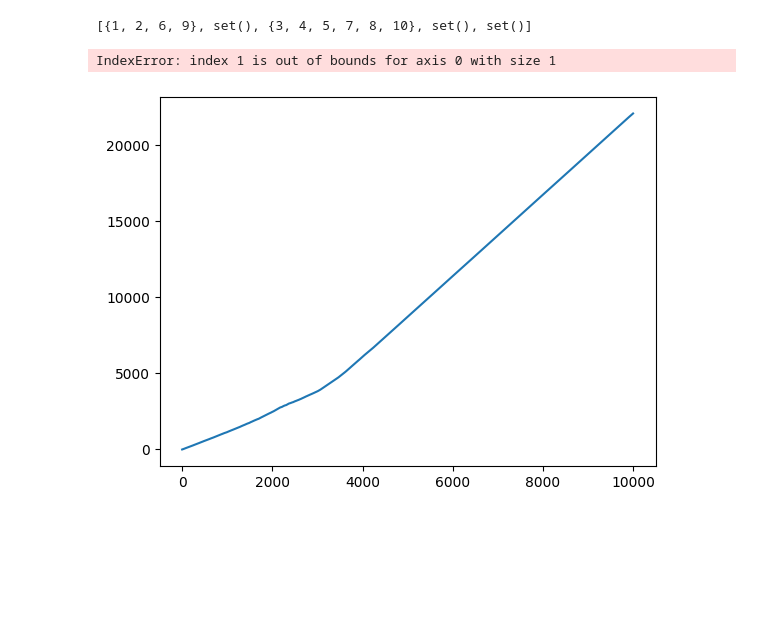
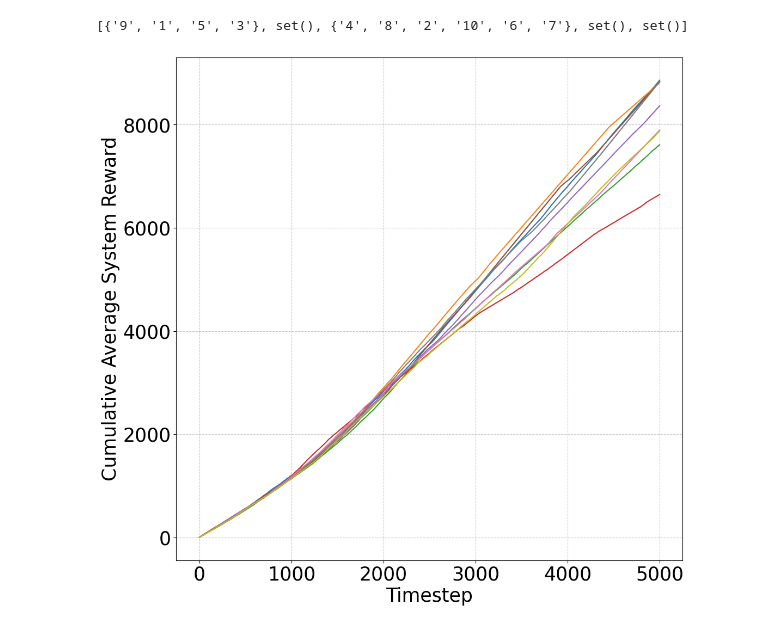
Before and after one commit to akhimoche/coop-form-marl, a Jupyter notebook: graph_test.ipynb, the cells around one changed output. Cells and saved outputs as stored; diff of their text form; code cells hidden in the pictures; blank space fills up the shorter version.

Commit message:
changed some stuff, added data

```diff
--- a/graph_test.ipynb
+++ b/graph_test.ipynb
@@ -51,26 +51,25 @@ fig.set_size_inches(12, 12)
 # %%
-struct_1 = np.load(f'data/base/n{n}t{t}_cstruct_cnf0.npy')
+struct_1 = np.load(f'data/base_comm/n{n}t{t}_cstruct_cnf0.npy')
 
-sets_list = [set([i+1 for i, val in enumerate(row) if val == 1]) for row in struct_1]
+sets_list = [set([f'{i+1}' for i, val in enumerate(row) if val == 1]) for row in struct_1]
 print(sets_list)
 # %% [output]
-[{1, 2, 6, 9}, set(), {3, 4, 5, 7, 8, 10}, set(), set()]
+[{'9', '1', '5', '3'}, set(), {'4', '8', '2', '10', '6', '7'}, set(), set()]
 # %%
 # comparing multiple runs
 
-for i in range(5):
+for i in range(cum_rew_1.shape[0]-1):
     cum_rew_1 = np.load(f'data/base_comm/n{n}t{t}_cum_rew_bc.npy')
     arr = cum_rew_1[i,:]
     plt.plot(arr)
 
 plt.grid(True, linestyle='--', alpha=0.7)
 plt.xlabel('Timestep', fontsize=25)
 plt.ylabel('Cumulative Average System Reward', fontsize=25)
 plt.xticks(fontsize=25)
 plt.yticks(fontsize=25)
 fig = plt.gcf()
 fig.set_size_inches(12, 12)
-plt.savefig("n10t5solutionscomparison.png")
+#plt.savefig("n10t5solutionscomparison.png")
 # %% [output]
-IndexError: index 1 is out of bounds for axis 0 with size 1
-[figure, old version]
+[figure, new version]
```
Also changed, not shown: parts of 2 cells of this notebook, 16 other files.
